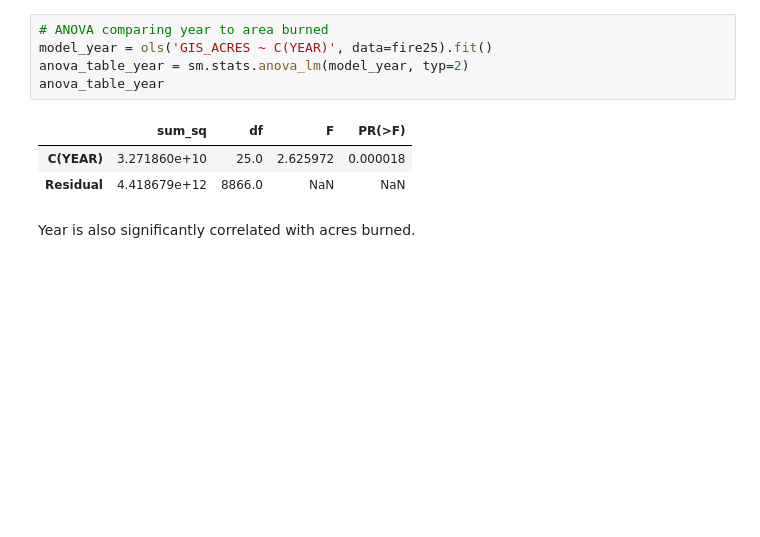
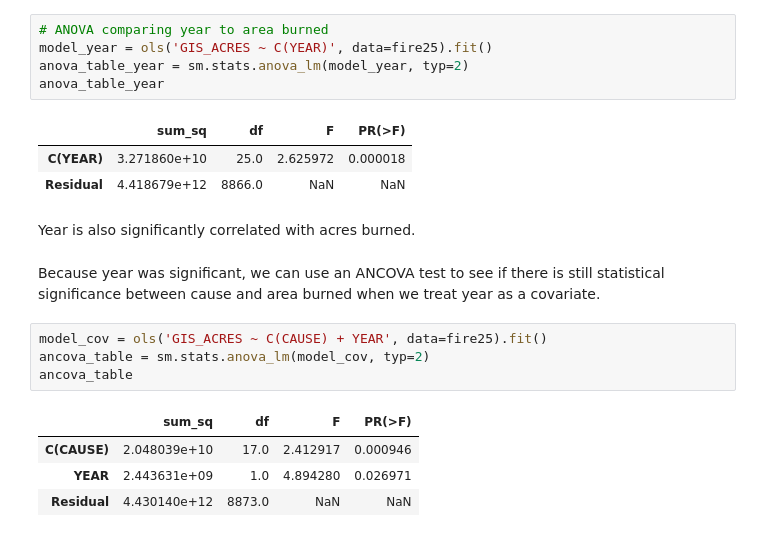
Before and after one commit to elwoodruff/NowellWernerWoodruff, a Jupyter notebook: scripts/dataanalysis.ipynb, the cells around one changed output. Saved outputs shown, nothing was run; the diff lists cells and outputs as text; blank space fills up the shorter version.

Commit message:
Updates to ANOVA

```diff
--- a/scripts/dataanalysis.ipynb
+++ b/scripts/dataanalysis.ipynb
@@ -183,3 +200,14 @@ anova_table_year
 | Residual | 4.418679e+12 | 8866.0 | NaN | NaN |
 # %% [markdown]
 Year is also significantly correlated with acres burned.
+# %% [markdown]
+Because year was significant, we can use an ANCOVA test to see if there is still statistical significance between cause and area burned when we treat year as a covariate.
+# %%
+model_cov = ols('GIS_ACRES ~ C(CAUSE) + YEAR', data=fire25).fit()
+ancova_table = sm.stats.anova_lm(model_cov, typ=2)
+ancova_table
+# %% [output]
+|  | sum_sq | df | F | PR(>F) |
+| C(CAUSE) | 2.048039e+10 | 17.0 | 2.412917 | 0.000946 |
+| YEAR | 2.443631e+09 | 1.0 | 4.894280 | 0.026971 |
+| Residual | 4.430140e+12 | 8873.0 | NaN | NaN |
```
Also changed, not shown: parts of 5 cells of this notebook.
